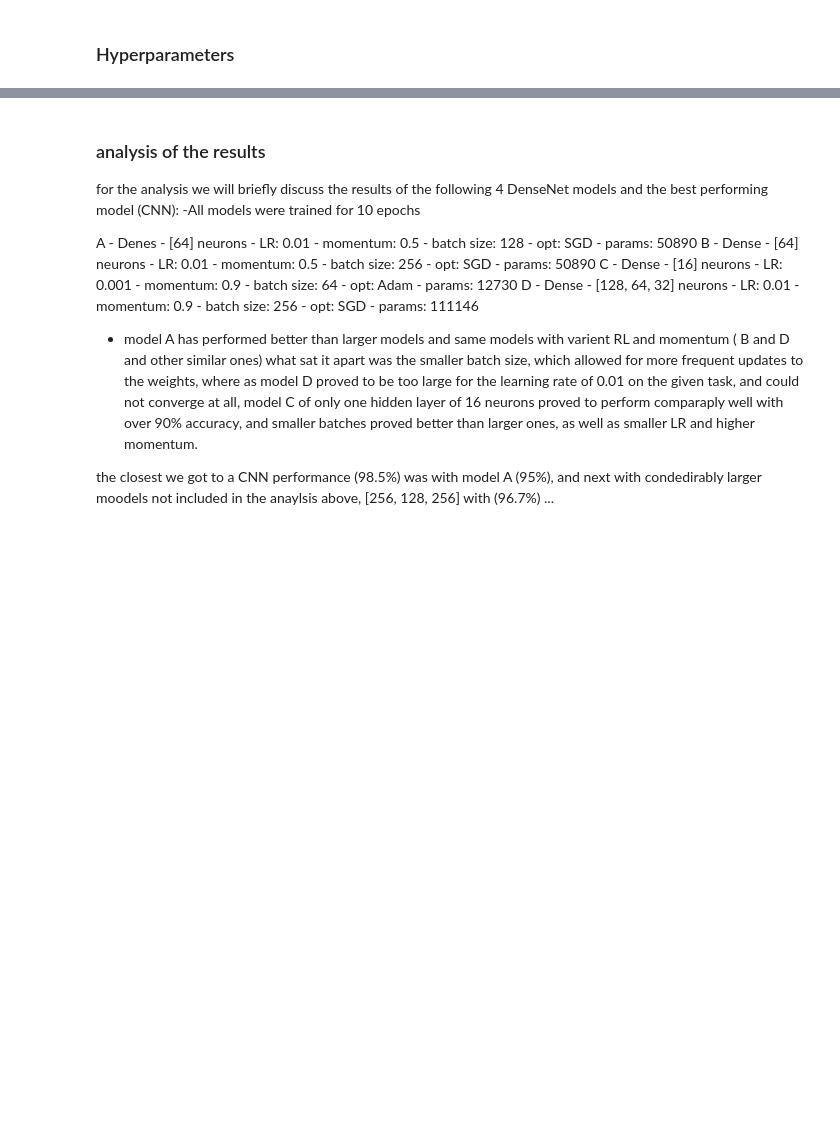
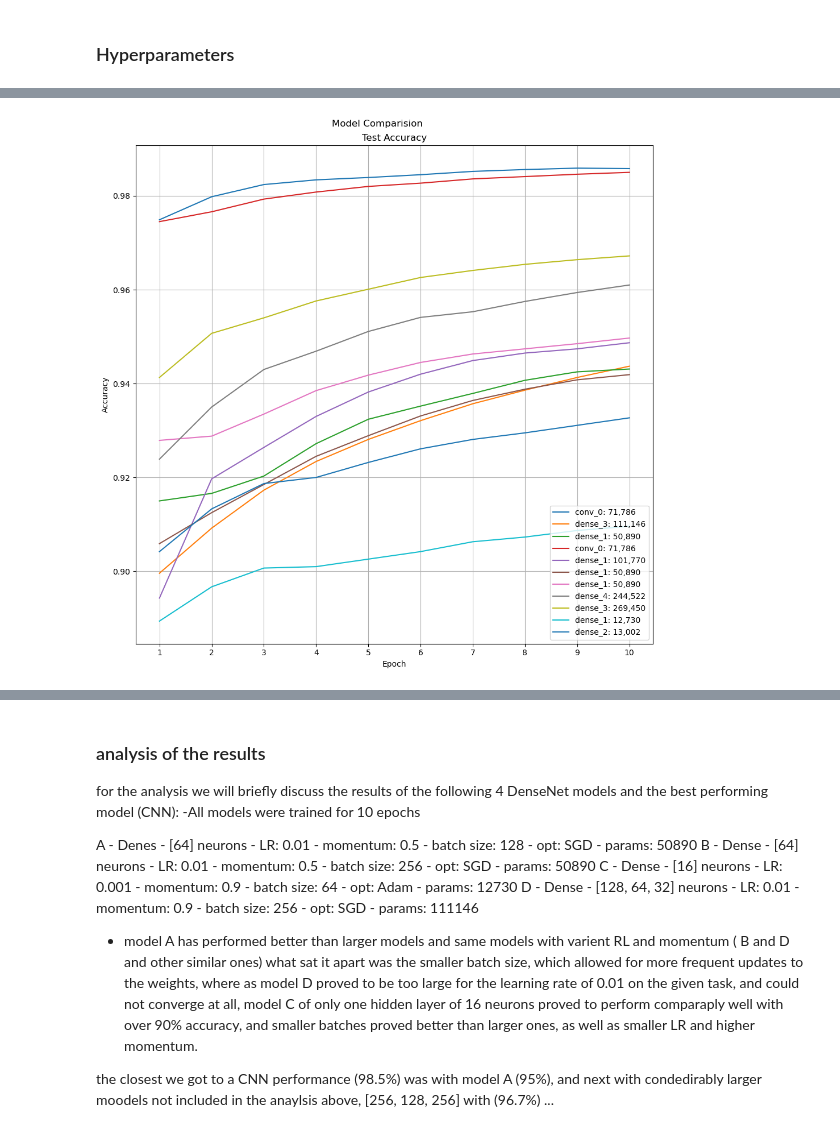
Before and after one commit to MoeMj1019/ANNs-with-TF, a Jupyter notebook: assignment_02/assignment-02.ipynb, the cells around one changed output, grey strips where cells are left out. Cells and saved outputs as stored; diff of their text form; code cells hidden in the pictures; blank space fills up the shorter version.

```diff
--- a/assignment_02/assignment-02.ipynb
+++ b/assignment_02/assignment-02.ipynb
@@ -284,22 +295,31 @@ BATCH_SIZE = 128
 LEARNING_RATE = 0.001
 MOMENTUM = 0.9
 USE_SCHEDULER = True
+OPTIMIZER = "SGD"
+
+TYPE = 'dense' # dense or conv
 
 train_data = dataset(train_ds, BATCH_SIZE)
 test_data = dataset(test_ds, BATCH_SIZE)
 # %%
 # initialize the model
-model = Model(DENSE_LAYERS, 10, 'relu', 'softmax')
-# model = Model_Convolve()
+if TYPE == 'dense':
+    model = Model(DENSE_LAYERS, 10, 'relu', 'softmax')
+elif TYPE == 'conv':
+    model = Model_Convolve()
 
 loss = tf.keras.losses.CategoricalCrossentropy()
 if USE_SCHEDULER:
     lr_fn = tf.optimizers.schedules.PolynomialDecay(LEARNING_RATE*0.1, EPOCHS, LEARNING_RATE*10, 2) # use a scheduler to decay the learning rate over time
-    # opt = tf.keras.optimizers.SGD(learning_rate=lr_fn, momentum=MOMENTUM)
-    opt = tf.keras.optimizers.Adam(learning_rate=LEARNING_RATE)
+    if OPTIMIZER == "SGD":
+        opt = tf.keras.optimizers.SGD(learning_rate=lr_fn, momentum=MOMENTUM)
+    elif OPTIMIZER == "Adam":
+        opt = tf.keras.optimizers.Adam(learning_rate=lr_fn)
 else:
-    # opt = tf.keras.optimizers.SGD(learning_rate=LEARNING_RATE, momentum=MOMENTUM)
-    opt = tf.keras.optimizers.Adam(learning_rate=LEARNING_RATE)
+    if OPTIMIZER == "SGD":
+        opt = tf.keras.optimizers.SGD(learning_rate=LEARNING_RATE, momentum=MOMENTUM)
+    elif OPTIMIZER == "Adam":
+        opt = tf.keras.optimizers.Adam(learning_rate=LEARNING_RATE)
 # %%
 # train the modle and get the metrics of the training
 metrics = training_loop(model, train_data, test_data, loss, opt, EPOCHS)
@@ -433,0 +421,13 @@ plot_model_comparision([model_comparision[0]] + model_comparision[2:])
+# %%
+models_path = "./epochs_10/"
+models_files = ["metrics_00.json","metrics_01.json",
+                    "metrics_02.json", "metrics_03.json",
+                    "metrics_04.json", "metrics_05.json",
+                    "metrics_06.json", "metrics_07.json",
+                    "metrics_08.json", "metrics_09.json",
+                    "metrics_10.json", "metrics_11.json"]
+models_to_compare = [models_path + model for model in models_files] # add the path to the models
+df = compare_models([models_to_compare[0]] + models_to_compare[2:], plot=True)
+df
+# %% [output]
+[figure, added]
```
Also changed, not shown: parts of 14 cells of this notebook, 30 other files.
